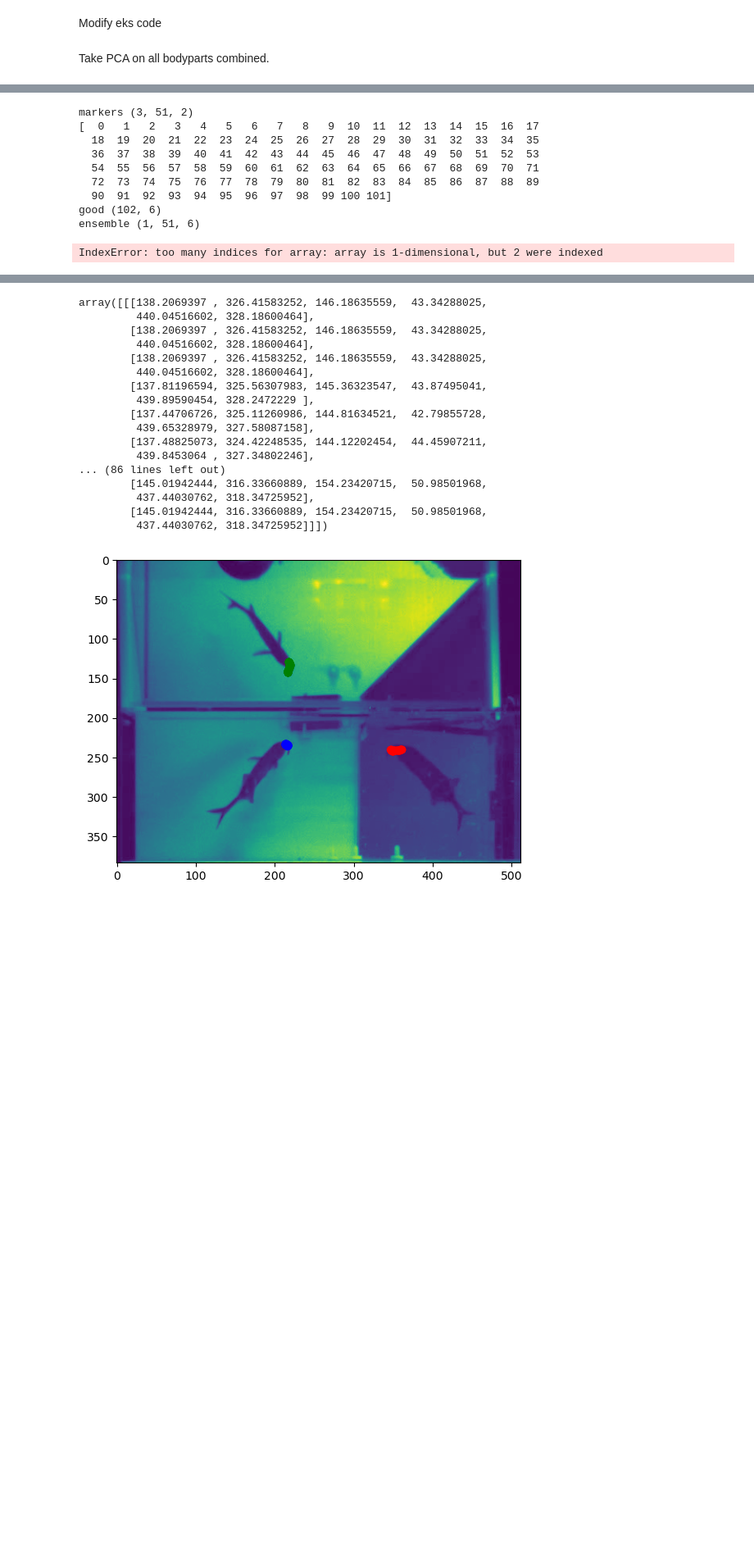
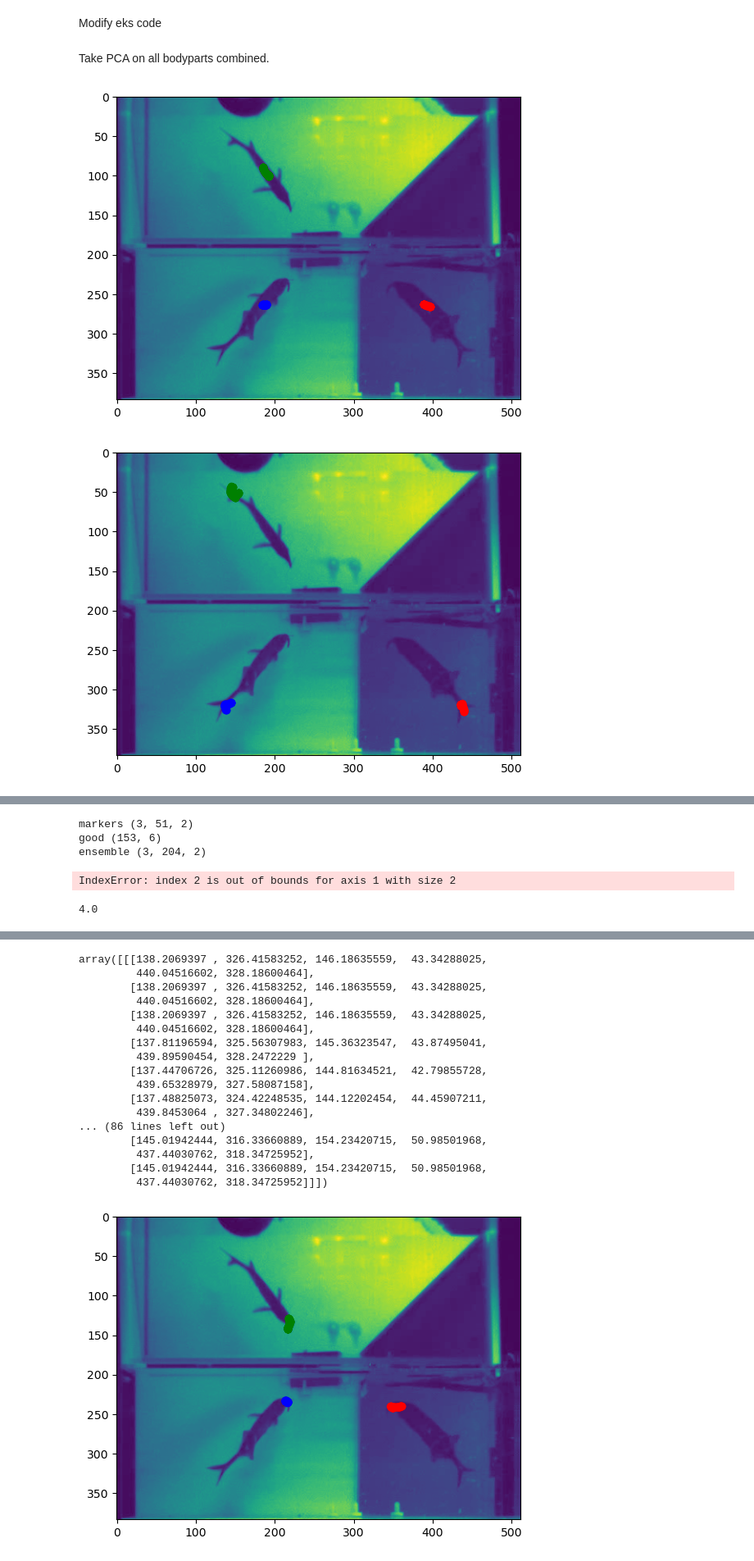
Before and after one commit to erialc-cal/eks, a Jupyter notebook: mirror_fish.ipynb, the cells around one changed output, grey strips where cells are left out. Shown at 82% size. Drawn from its saved outputs; the diff is of its cells as text; code cells hidden in the pictures; blank space fills up the shorter version.

```diff
--- a/mirror_fish.ipynb
+++ b/mirror_fish.ipynb
@@ -715,12 +740,12 @@ def scale_ensemble_keypoints_PCA(keypoint_ensemble_list, camera_names,quantile_k
 # %%
-keypoint_ensemble_list = ['mid','fork']
+keypoint_ensemble_list = ['mid','fork','chin_base']
 # %%
-quantile_keep_pca = 20
 markers_dict = {}
 markers_var_dict = {}
 num_keys = len(keypoint_ensemble_list)
 #compute ensemble median for each camera
 num_cameras = len(camera_names)
+
 for keypoint_ensemble in keypoint_ensemble_list:
     markers_list_cameras = [[] for i in range(num_cameras)]
     for m in markers_list:
@@ -757,13 +782,13 @@ for keypoint_ensemble in keypoint_ensemble_list:
         for camera in range(num_cameras):
             markers_cam = pd.DataFrame(markers_list_interp[camera][k], columns = keys)
             markers_list_cams[camera].append(markers_cam)
-
     cam_ensemble_preds = []
     cam_ensemble_vars = []
     cam_ensemble_stacks = []
     cam_keypoints_mean_dict = []
     cam_keypoints_var_dict = []
     cam_keypoints_stack_dict = []
+
     for camera in range(num_cameras):
         cam_ensemble_preds_curr, cam_ensemble_vars_curr, cam_ensemble_stacks_curr, cam_keypoints_mean_dict_curr, cam_keypoints_var_dict_curr, cam_keypoints_stack_dict_curr = ensemble(markers_list_cams[camera], keys)
         cam_ensemble_preds.append(cam_ensemble_preds_curr)
@@ -778,12 +803,12 @@ for keypoint_ensemble in keypoint_ensemble_list:
     markers_var_dict[keypoint_ensemble] = cam_ensemble_vars
 
     test = markers_dict[keypoint_ensemble]
-    # # print(len(test[0]))
-    # plt.imshow(im)
-    # plt.scatter(test[1][:,0], test[1][:,1], color='green')
-    # plt.scatter(test[0][:,0], test[0][:,1], color='blue', alpha=0.7)
-    # plt.scatter(test[2][:,0], test[2][:,1], color='red', alpha=0.7)
-    # plt.show()
+
+    plt.imshow(im)
+    plt.scatter(test[1][:,0], test[1][:,1], color='green')
+    plt.scatter(test[0][:,0], test[0][:,1], color='blue', alpha=0.7)
+    plt.scatter(test[2][:,0], test[2][:,1], color='red', alpha=0.7)
+    plt.show()
 n = len(keypoint_ensemble_list)
 
 print('markers',np.shape(markers_dict['mid']))
@@ -791,36 +816,40 @@ print('markers',np.shape(markers_dict['mid']))
 
 #filter by low ensemble variances
 hstacked_vars = np.concatenate([np.hstack(markers_var_dict[keypoint_ensemble]) for keypoint_ensemble in  keypoint_ensemble_list])
 hstacked_preds =  np.concatenate([np.hstack(markers_dict[keypoint_ensemble]) for keypoint_ensemble in  keypoint_ensemble_list])
 
 max_vars = np.max(hstacked_vars,1)
 quantile_keep = quantile_keep_pca
 good_frames = np.where(max_vars <= np.percentile(max_vars, quantile_keep))[0]
-print(good_frames)
+
 # Get good predictions and variances
 good_ensemble_preds = []
 good_ensemble_vars = []
 good_ensemble_preds = hstacked_preds[good_frames,:]
 good_ensemble_vars = hstacked_vars[good_frames,:]
 print("good",hstacked_preds[good_frames,:].shape)
 
 means_camera = []
 for i in range(good_ensemble_preds.shape[1]):
     means_camera.append(good_ensemble_preds[:,i].mean())
+
 # Scale and center for PCA
-ensemble_preds = np.hstack(cam_ensemble_preds)
-ensemble_preds = ensemble_preds.reshape((n*ensemble_preds.shape[0], ensemble_preds.shape[1]//n))
-ensemble_vars = np.hstack(cam_ensemble_vars)
-ensemble_vars = ensemble_vars.reshape((n*ensemble_vars.shape[0], ensemble_vars.shape[1]//n))
+ensemble_preds = np.empty(np.shape(markers_dict[keypoint_ensemble_list[0]]))
+ensemble_vars = np.empty(np.shape(markers_var_dict[keypoint_ensemble_list[0]]))
+for keypoint_ensemble in keypoint_ensemble_list:
+    ensemble_preds = np.hstack((ensemble_preds, markers_dict[keypoint_ensemble]))
+    ensemble_vars = np.hstack((ensemble_vars, markers_var_dict[keypoint_ensemble]))
 ensemble_stacks = np.concatenate(cam_ensemble_stacks,2)
-print('ensemble',np.shape(ensemble_stacks))
+print('ensemble',np.shape(ensemble_preds))
 scaled_ensemble_stacks = remove_camera_means(ensemble_stacks, means_camera)
 good_scaled_ensemble_preds = remove_camera_means(good_ensemble_preds[None,:,:], means_camera)[0]
 scaled_ensemble_preds = remove_camera_means(ensemble_preds[:,:], means_camera)[0]
 
 # Get PCA components
 ensemble_pca, ensemble_ex_var = pca(good_scaled_ensemble_preds, 3)
 ensemble_pcs = ensemble_pca.transform(scaled_ensemble_preds)
 
 good_ensemble_pcs = ensemble_pcs[good_frames]
 # %% [output]
+[figure, added]
+[figure, added]
@@ -827,11 +857,9 @@ good_ensemble_pcs = ensemble_pcs[good_frames]
 markers (3, 51, 2)
-[  0   1   2   3   4   5   6   7   8   9  10  11  12  13  14  15  16  17
-  18  19  20  21  22  23  24  25  26  27  28  29  30  31  32  33  34  35
-  36  37  38  39  40  41  42  43  44  45  46  47  48  49  50  51  52  53
-  54  55  56  57  58  59  60  61  62  63  64  65  66  67  68  69  70  71
-  72  73  74  75  76  77  78  79  80  81  82  83  84  85  86  87  88  89
-  90  91  92  93  94  95  96  97  98  99 100 101]
-good (102, 6)
-ensemble (1, 51, 6)
+good (153, 6)
+ensemble (3, 204, 2)
-IndexError: too many indices for array: array is 1-dimensional, but 2 were indexed
+IndexError: index 2 is out of bounds for axis 1 with size 2
+# %%
+204/51
+# %% [output]
+4.0
 # %%
```
Also changed, not shown: parts of 6 cells of this notebook, 2 other files.
